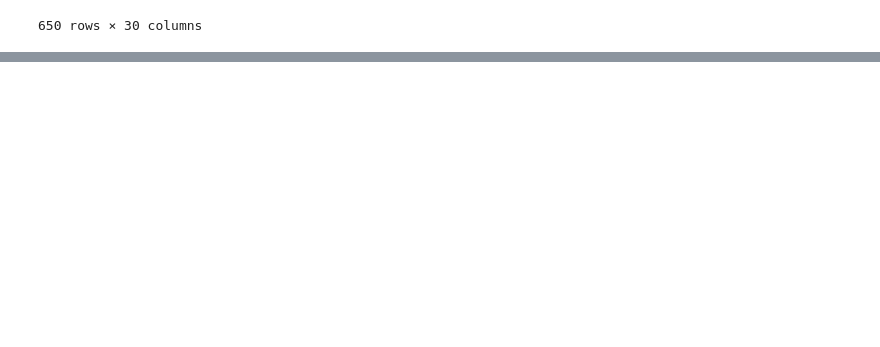
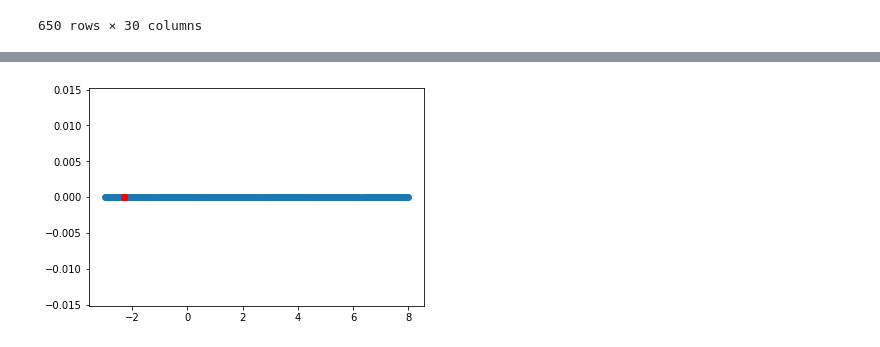
Before and after one commit to desultir/capstone, a Jupyter notebook: notebooks/tdm/spatial model.ipynb, the cells around one changed output, grey strips where cells are left out. Saved outputs shown, nothing was run; the diff lists cells and outputs as text; code cells hidden in the pictures; blank space fills up the shorter version.

```diff
--- a/notebooks/tdm/spatial model.ipynb
+++ b/notebooks/tdm/spatial model.ipynb
@@ -144,0 +197,4 @@ model.fit()
+# %%
+plot_marginal('Bogan', 'Assault - non-domestic violence')
+# %% [output]
+[figure, added]
```
Also changed, not shown: parts of 11 cells of this notebook, 4 other files.
